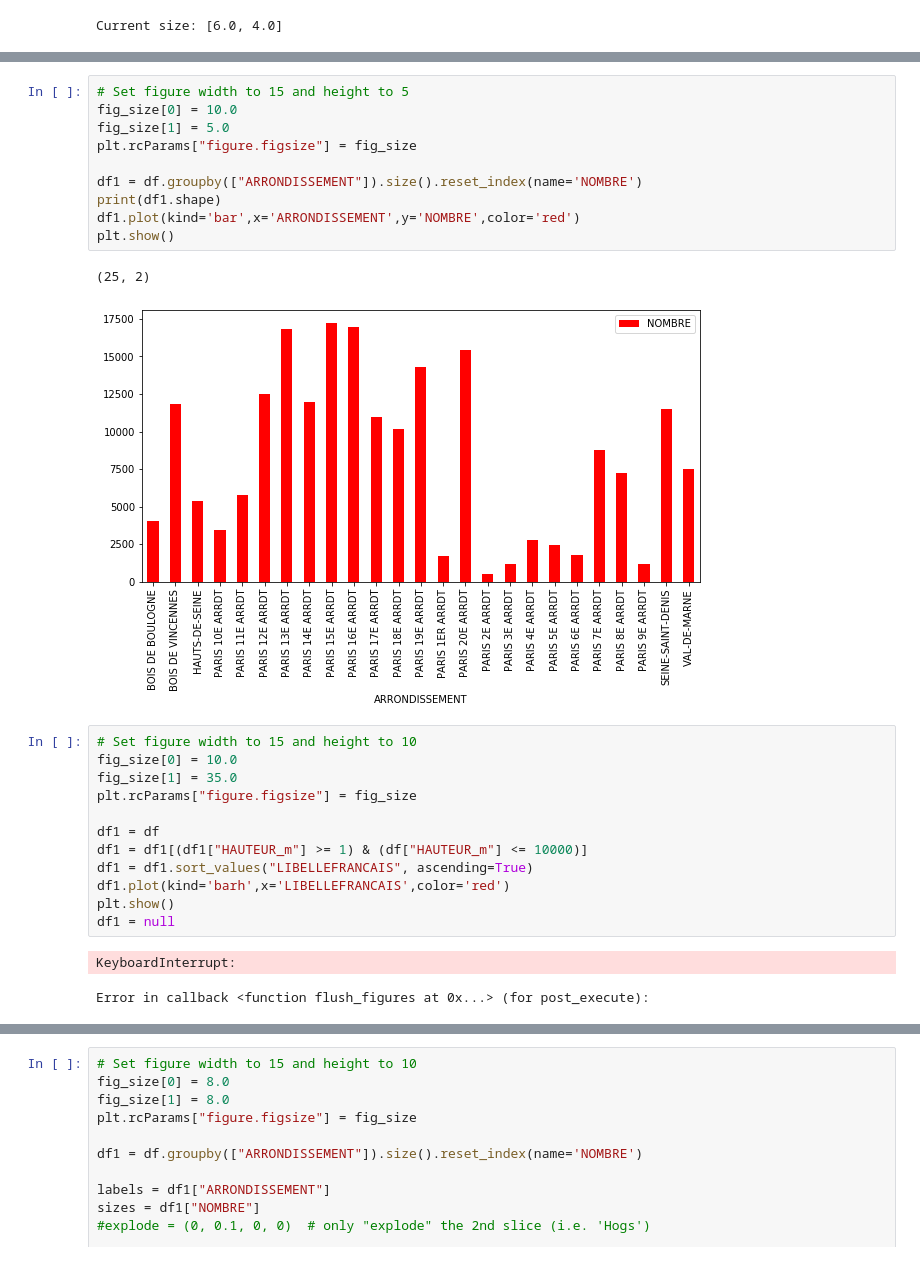
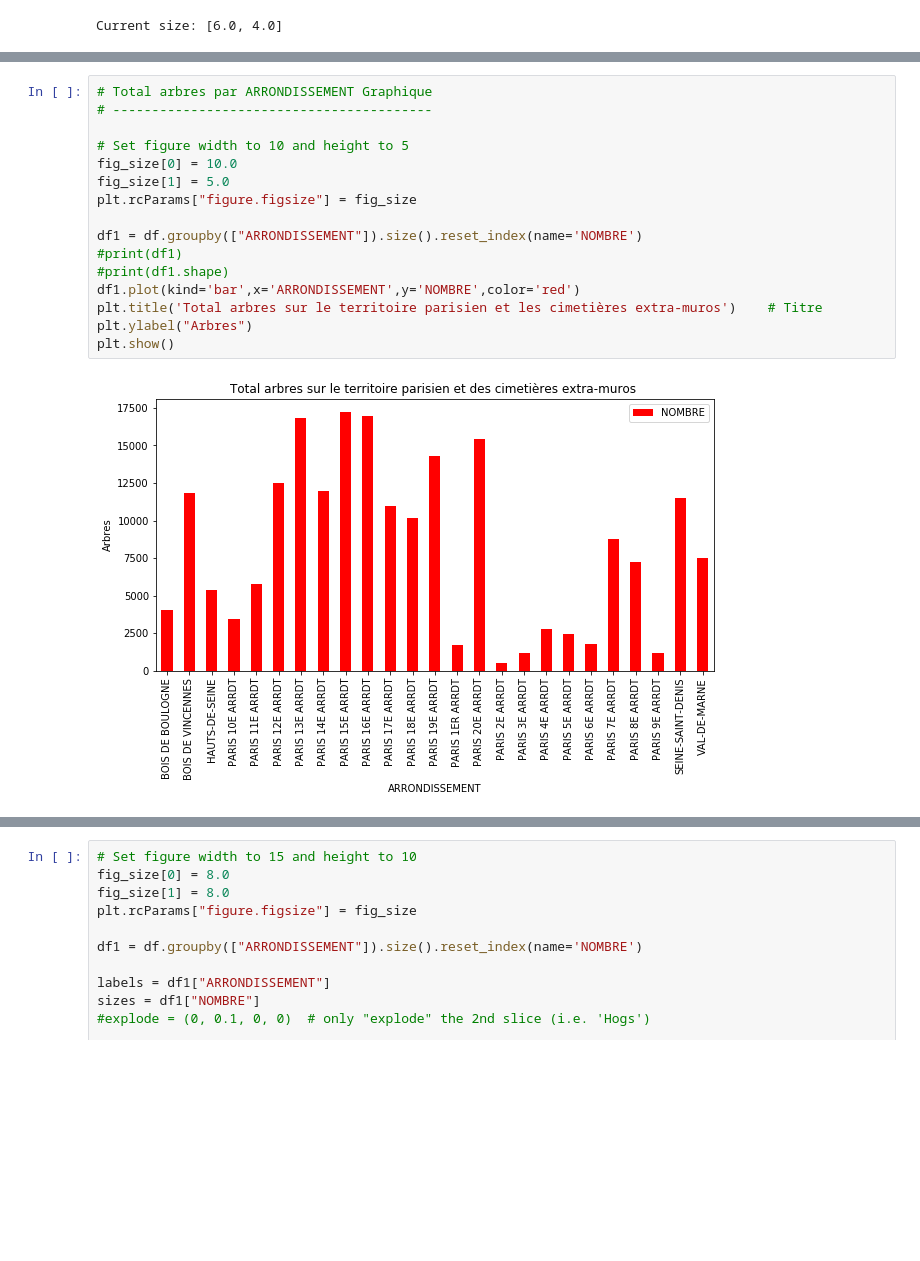
Before and after one commit to emarciano78/ArbresParis, a Jupyter notebook: arbres.ipynb, the cells around one changed output, grey strips where cells are left out. Saved outputs shown, nothing was run; the diff lists cells and outputs as text; blank space fills up the shorter version.

```diff
--- a/arbres.ipynb
+++ b/arbres.ipynb
@@ -78,28 +110,18 @@ Nombre d'arbre par ARRONDISSEMENT/NOM ARBRE
 # %%
-# Set figure width to 15 and height to 5
+# Total arbres par ARRONDISSEMENT Graphique
+# -----------------------------------------
+
+# Set figure width to 10 and height to 5
 fig_size[0] = 10.0
 fig_size[1] = 5.0
 plt.rcParams["figure.figsize"] = fig_size
 
 df1 = df.groupby(["ARRONDISSEMENT"]).size().reset_index(name='NOMBRE')
-print(df1.shape)
+#print(df1)
+#print(df1.shape)
 df1.plot(kind='bar',x='ARRONDISSEMENT',y='NOMBRE',color='red')
+plt.title('Total arbres sur le territoire parisien et les cimetières extra-muros')    # Titre
+plt.ylabel("Arbres")
 plt.show()
 # %% [output]
-(25, 2)
-[figure, old version]
+[figure, new version]
-# %%
-# Set figure width to 15 and height to 10
-fig_size[0] = 10.0
-fig_size[1] = 35.0
-plt.rcParams["figure.figsize"] = fig_size
-
-df1 = df
-df1 = df1[(df1["HAUTEUR_m"] >= 1) & (df["HAUTEUR_m"] <= 10000)]
-df1 = df1.sort_values("LIBELLEFRANCAIS", ascending=True)
-df1.plot(kind='barh',x='LIBELLEFRANCAIS',color='red')
-plt.show()
-df1 = null
-# %% [output]
-KeyboardInterrupt:
-Error in callback <function flush_figures at 0x...> (for post_execute):
```
Also changed, not shown: parts of 9 cells of this notebook.
